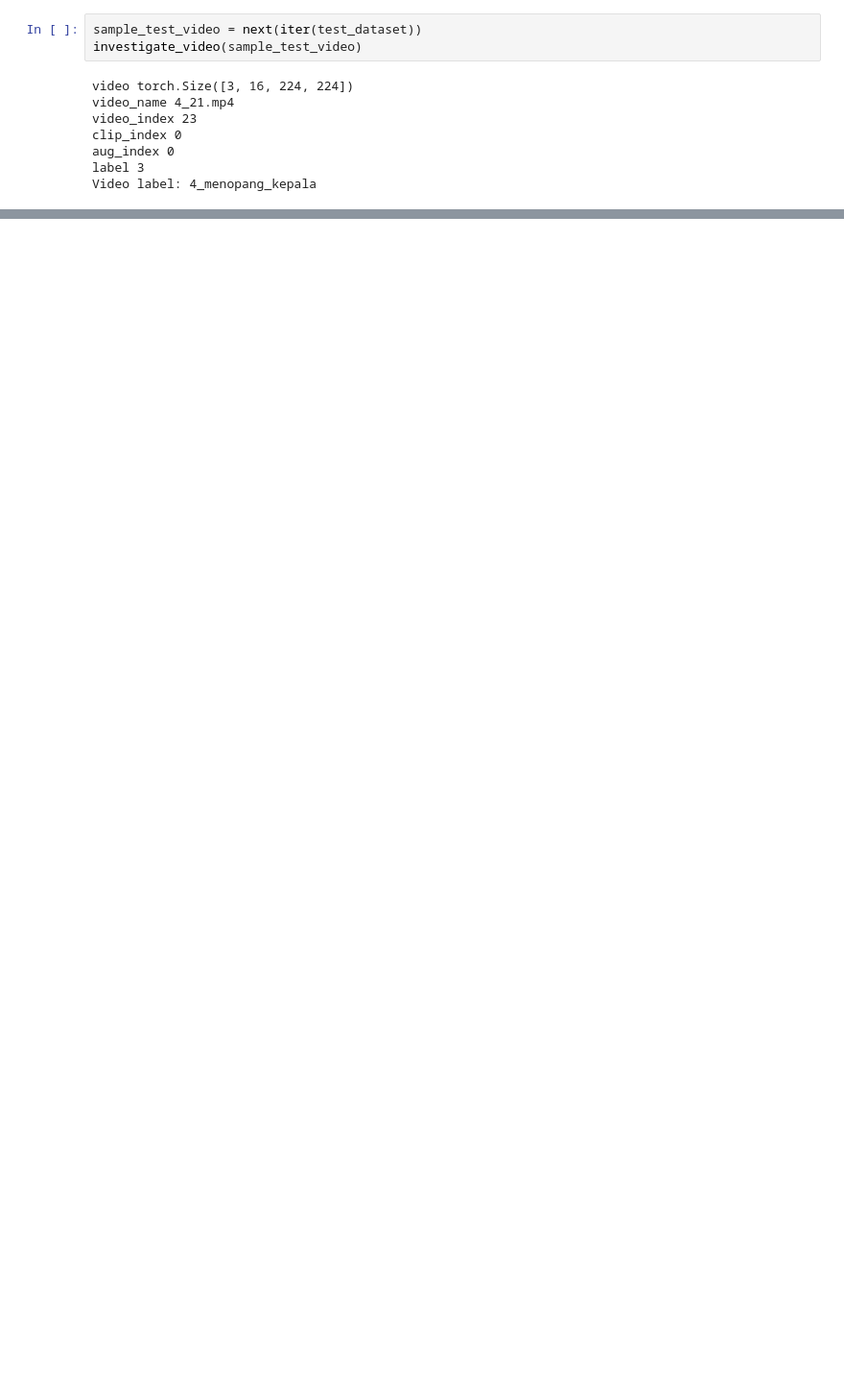
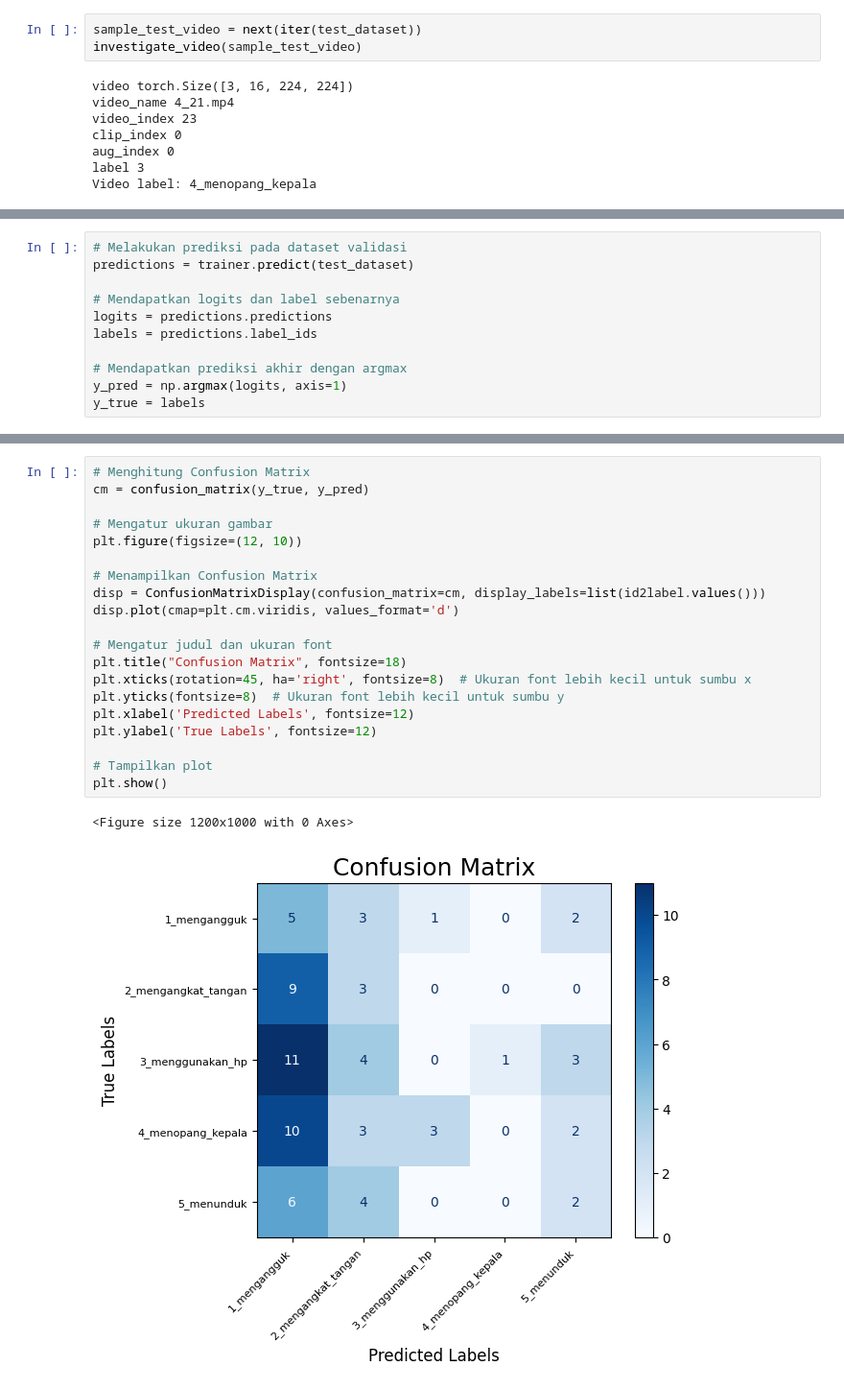
Before and after one commit to meutiajasmine/skripsi, a Jupyter notebook: finetune_videoMAE.ipynb, the cells around one changed output, grey strips where cells are left out. Shown: that part at 96% size. Drawn from its saved outputs; the diff is of its cells as text; blank space fills up the shorter version.

```diff
--- a/finetune_videoMAE.ipynb
+++ b/finetune_videoMAE.ipynb
@@ -454,0 +620,11 @@ HFValidationError: Repo id must use alphanumeric chars or '-', '_', '.', '--' an
+# %%
+# Melakukan prediksi pada dataset validasi
+predictions = trainer.predict(test_dataset)
+
+# Mendapatkan logits dan label sebenarnya
+logits = predictions.predictions
+labels = predictions.label_ids
+
+# Mendapatkan prediksi akhir dengan argmax
+y_pred = np.argmax(logits, axis=1)
+y_true = labels
@@ -454,0 +634,23 @@ HFValidationError: Repo id must use alphanumeric chars or '-', '_', '.', '--' an
+# %%
+# Menghitung Confusion Matrix
+cm = confusion_matrix(y_true, y_pred)
+
+# Mengatur ukuran gambar
+plt.figure(figsize=(12, 10))
+
+# Menampilkan Confusion Matrix
+disp = ConfusionMatrixDisplay(confusion_matrix=cm, display_labels=list(id2label.values()))
+disp.plot(cmap=plt.cm.viridis, values_format='d')
+
+# Mengatur judul dan ukuran font
+plt.title("Confusion Matrix", fontsize=18)
+plt.xticks(rotation=45, ha='right', fontsize=8)  # Ukuran font lebih kecil untuk sumbu x
+plt.yticks(fontsize=8)  # Ukuran font lebih kecil untuk sumbu y
+plt.xlabel('Predicted Labels', fontsize=12)
+plt.ylabel('True Labels', fontsize=12)
+
+# Tampilkan plot
+plt.show()
+# %% [output]
+<Figure size 1200x1000 with 0 Axes>
+[figure, added]
```
Also changed, not shown: parts of 36 cells of this notebook.
